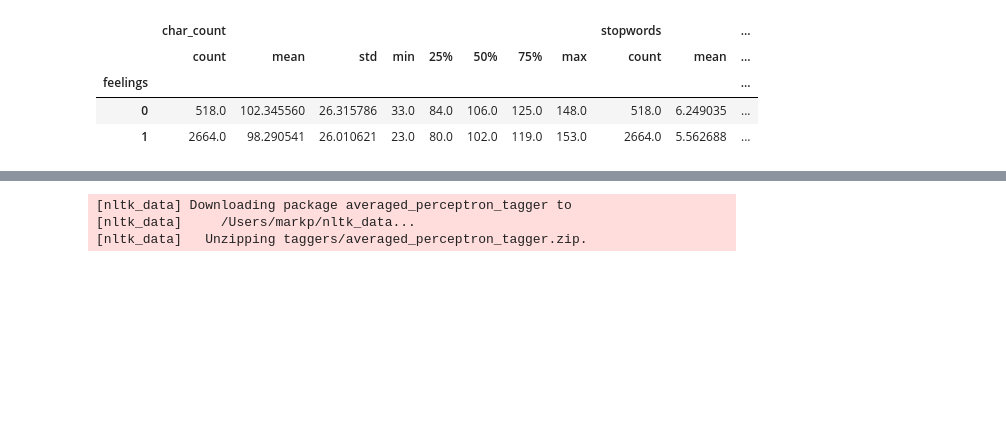
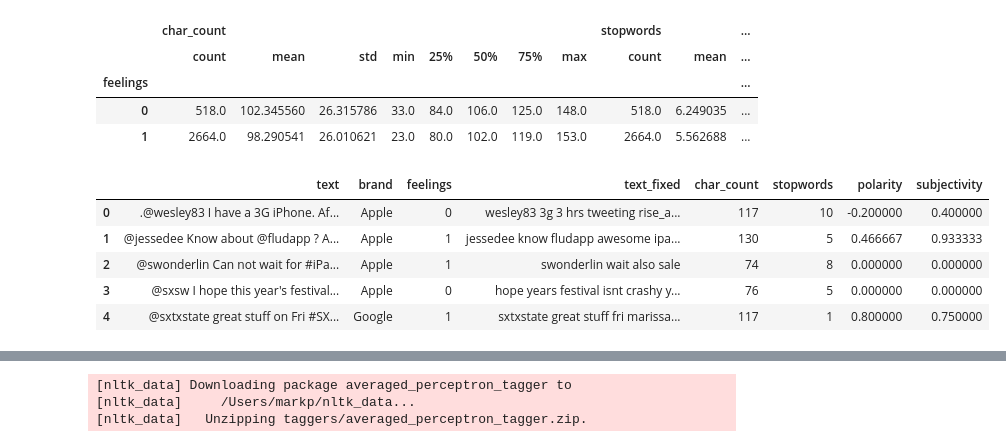
Before and after one commit to markp-rankin/Google-Apple-Tweets, a Jupyter notebook: NLP-Project4-EDA-Mark.ipynb, the cells around one changed output, grey strips where cells are left out. Drawn from its saved outputs; the diff is of its cells as text; code cells hidden in the pictures; blank space fills up the shorter version.

```diff
--- a/NLP-Project4-EDA-Mark.ipynb
+++ b/NLP-Project4-EDA-Mark.ipynb
@@ -473,3 +542,16 @@ raw5.groupby('feelings').describe()
 | feelings |  |  |  |  |  |  |  |  |  |  | ... |
 | 0 | 518.0 | 102.345560 | 26.315786 | 33.0 | 84.0 | 106.0 | 125.0 | 148.0 | 518.0 | 6.249035 | ... |
 | 1 | 2664.0 | 98.290541 | 26.010621 | 23.0 | 80.0 | 102.0 | 119.0 | 153.0 | 2664.0 | 5.562688 | ... |
+# %%
+# RE-Run this with raw6... which has more stop words cut out.
+# Calculate the values and add them to our df.
+raw6['polarity'] = raw6['text_fixed'].apply(lambda x: TextBlob(x).sentiment[0])
+raw6['subjectivity'] = raw6['text_fixed'].apply(lambda x: TextBlob(x).sentiment[1])
+raw6.head()
+# %% [output]
+|  | text | brand | feelings | text_fixed | char_count | stopwords | polarity | subjectivity |
+| 0 | .@wesley83 I have a 3G iPhone. Af... | Apple | 0 | wesley83 3g 3 hrs tweeting rise_a... | 117 | 10 | -0.200000 | 0.400000 |
+| 1 | @jessedee Know about @fludapp ? A... | Apple | 1 | jessedee know fludapp awesome ipa... | 130 | 5 | 0.466667 | 0.933333 |
+| 2 | @swonderlin Can not wait for #iPa... | Apple | 1 | swonderlin wait also sale | 74 | 8 | 0.000000 | 0.000000 |
+| 3 | @sxsw I hope this year's festival... | Apple | 0 | hope years festival isnt crashy y... | 76 | 5 | 0.000000 | 0.000000 |
+| 4 | @sxtxstate great stuff on Fri #SX... | Google | 1 | sxtxstate great stuff fri marissa... | 117 | 1 | 0.800000 | 0.750000 |
```
Also changed, not shown: parts of 30 cells of this notebook.
